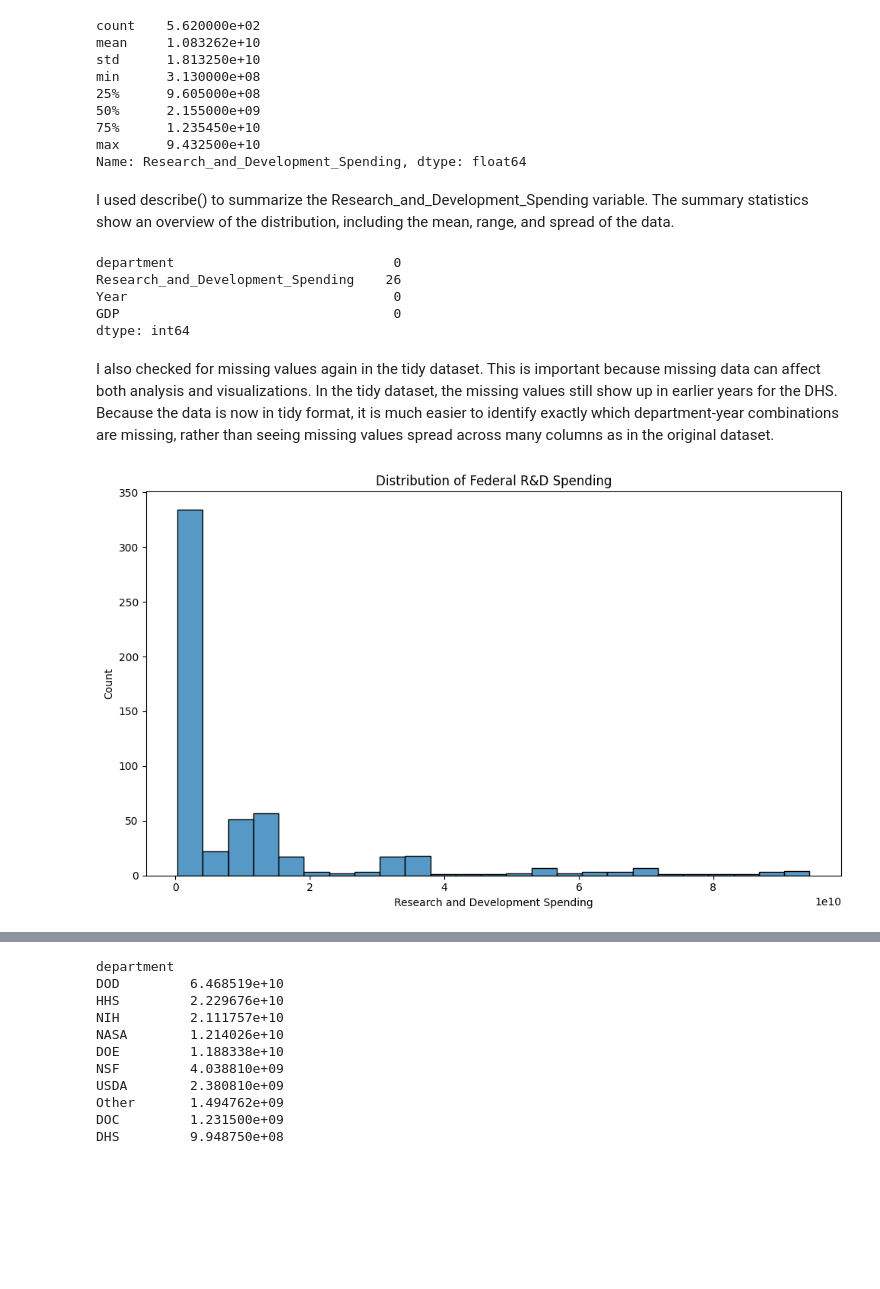
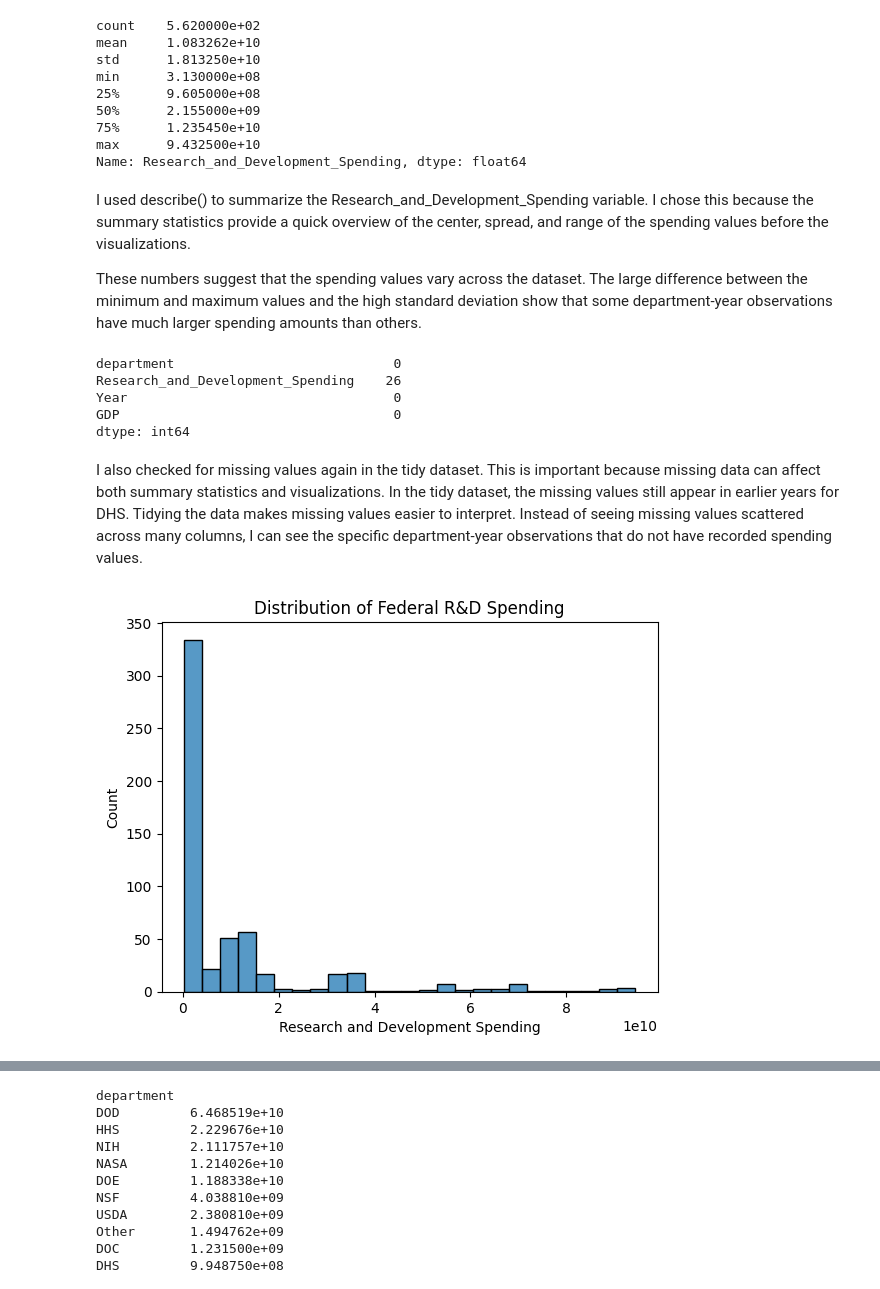
Before and after one commit to mbalabon/Balabon-Data-Science-Portfolio, a Jupyter notebook: TidyData-Project/TidyData.ipynb, the cells around one changed output, grey strips where cells are left out. Drawn from its saved outputs; the diff is of its cells as text; code cells hidden in the pictures; blank space fills up the shorter version.

Commit message:
Update TidyData
Update TidyData with more markdowns and my visualizations.

```diff
--- a/TidyData-Project/TidyData.ipynb
+++ b/TidyData-Project/TidyData.ipynb
@@ -355,7 +357,9 @@ min      3.130000e+08
 max      9.432500e+10
 Name: Research_and_Development_Spending, dtype: float64
 # %% [markdown]
-I used describe() to summarize the Research_and_Development_Spending variable. The summary statistics show an overview of the distribution, including the mean, range, and spread of the data.
+I used describe() to summarize the Research_and_Development_Spending variable. I chose this because the summary statistics provide a quick overview of the center, spread, and range of the spending values before the visualizations.
+
+These numbers suggest that the spending values vary across the dataset. The large difference between the minimum and maximum values and the high standard deviation show that some department-year observations have much larger spending amounts than others.
 # %%
 #Check for missing values again
 print(df_tidy.isnull().sum())
@@ -366,16 +370,14 @@ Year                                  0
 GDP                                   0
 dtype: int64
 # %% [markdown]
-I also checked for missing values again in the tidy dataset. This is important because missing data can affect both analysis and visualizations. In the tidy dataset, the missing values still show up in earlier years for the DHS. Because the data is now in tidy format, it is much easier to identify exactly which department-year combinations are missing, rather than seeing missing values spread across many columns as in the original dataset.
+I also checked for missing values again in the tidy dataset. This is important because missing data can affect both summary statistics and visualizations. In the tidy dataset, the missing values still appear in earlier years for DHS. Tidying the data makes missing values easier to interpret. Instead of seeing missing values scattered across many columns, I can see the specific department-year observations that do not have recorded spending values.
 # %%
 #Histogram of the distribution of spending
-plt.figure(figsize=(10, 6))
 sns.histplot(df_tidy['Research_and_Development_Spending'], bins=25)
 plt.title('Distribution of Federal R&D Spending')
 plt.xlabel('Research and Development Spending')
 plt.ylabel('Count')
-plt.tight_layout()
 plt.show()
 # %% [output]
-[figure, old version]
+[figure, new version]
 # %% [markdown]
```
Also changed, not shown: parts of 10 cells of this notebook.
